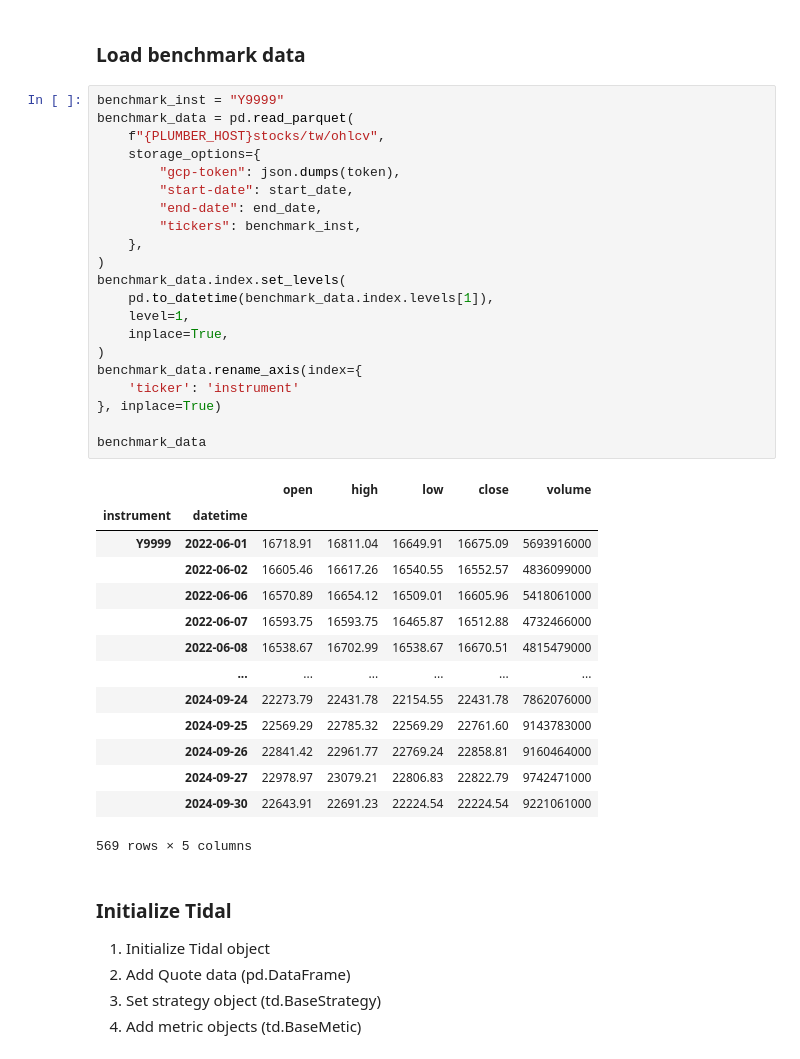
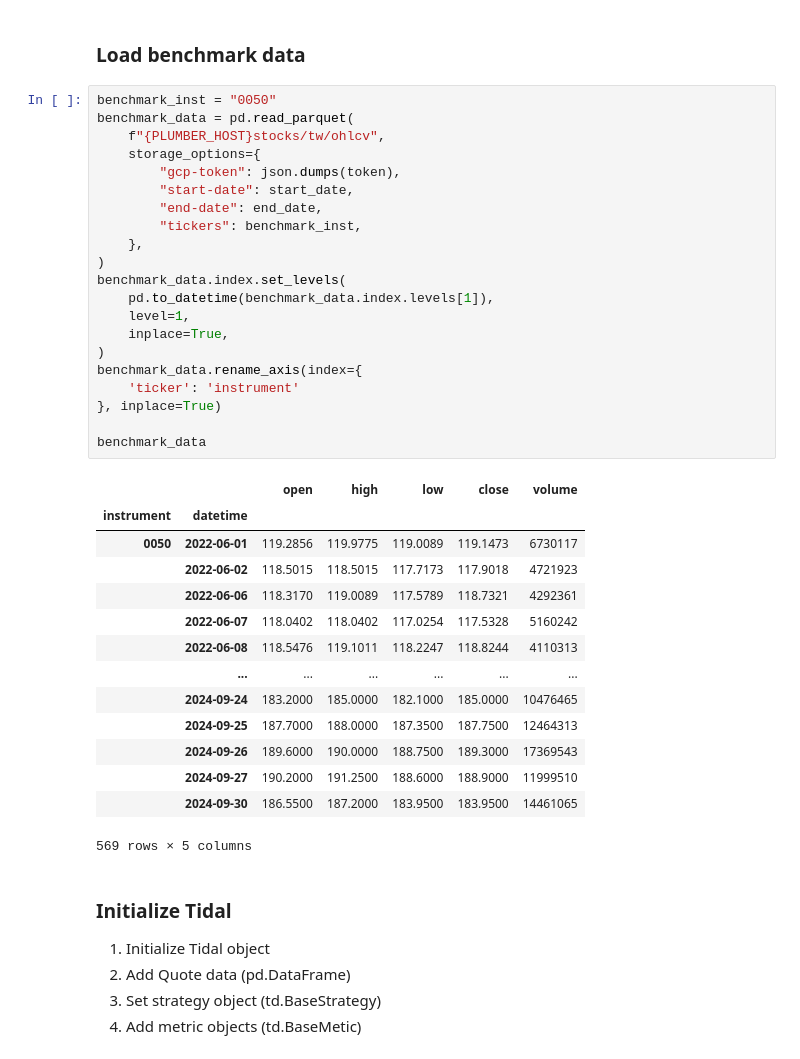
Before and after one commit to jeff611196/individualized-indicator, a Jupyter notebook: backtest/backtest.ipynb, the cells around one changed output. Saved outputs shown, nothing was run; the diff lists cells and outputs as text.

```diff
--- a/backtest/backtest.ipynb
+++ b/backtest/backtest.ipynb
@@ -184,40 +184,40 @@ df = pd.read_parquet(
 # %% [markdown]
 ### Load benchmark data
 # %%
-benchmark_inst = "Y9999"
+benchmark_inst = "0050"
 benchmark_data = pd.read_parquet(
     f"{PLUMBER_HOST}stocks/tw/ohlcv",
     storage_options={
         "gcp-token": json.dumps(token),
         "start-date": start_date,
         "end-date": end_date,
         "tickers": benchmark_inst,
     },
 )
 benchmark_data.index.set_levels(
     pd.to_datetime(benchmark_data.index.levels[1]),
     level=1,
     inplace=True,
 )
 benchmark_data.rename_axis(index={
     'ticker': 'instrument'
 }, inplace=True)
 
 benchmark_data
 # %% [output]
 |  |  | open | high | low | close | volume |
 | instrument | datetime |  |  |  |  |  |
-| Y9999 | 2022-06-01 | 16718.91 | 16811.04 | 16649.91 | 16675.09 | 5693916000 |
-|  | 2022-06-02 | 16605.46 | 16617.26 | 16540.55 | 16552.57 | 4836099000 |
-|  | 2022-06-06 | 16570.89 | 16654.12 | 16509.01 | 16605.96 | 5418061000 |
-|  | 2022-06-07 | 16593.75 | 16593.75 | 16465.87 | 16512.88 | 4732466000 |
-|  | 2022-06-08 | 16538.67 | 16702.99 | 16538.67 | 16670.51 | 4815479000 |
+| 0050 | 2022-06-01 | 119.2856 | 119.9775 | 119.0089 | 119.1473 | 6730117 |
+|  | 2022-06-02 | 118.5015 | 118.5015 | 117.7173 | 117.9018 | 4721923 |
+|  | 2022-06-06 | 118.3170 | 119.0089 | 117.5789 | 118.7321 | 4292361 |
+|  | 2022-06-07 | 118.0402 | 118.0402 | 117.0254 | 117.5328 | 5160242 |
+|  | 2022-06-08 | 118.5476 | 119.1011 | 118.2247 | 118.8244 | 4110313 |
 |  | ... | ... | ... | ... | ... | ... |
-|  | 2024-09-24 | 22273.79 | 22431.78 | 22154.55 | 22431.78 | 7862076000 |
-|  | 2024-09-25 | 22569.29 | 22785.32 | 22569.29 | 22761.60 | 9143783000 |
-|  | 2024-09-26 | 22841.42 | 22961.77 | 22769.24 | 22858.81 | 9160464000 |
-|  | 2024-09-27 | 22978.97 | 23079.21 | 22806.83 | 22822.79 | 9742471000 |
-|  | 2024-09-30 | 22643.91 | 22691.23 | 22224.54 | 22224.54 | 9221061000 |
+|  | 2024-09-24 | 183.2000 | 185.0000 | 182.1000 | 185.0000 | 10476465 |
+|  | 2024-09-25 | 187.7000 | 188.0000 | 187.3500 | 187.7500 | 12464313 |
+|  | 2024-09-26 | 189.6000 | 190.0000 | 188.7500 | 189.3000 | 17369543 |
+|  | 2024-09-27 | 190.2000 | 191.2500 | 188.6000 | 188.9000 | 11999510 |
+|  | 2024-09-30 | 186.5500 | 187.2000 | 183.9500 | 183.9500 | 14461065 |
 569 rows × 5 columns
 # %% [markdown]
 ### Initialize Tidal
```
Also changed, not shown: parts of 10 cells of this notebook, 28 other files.
